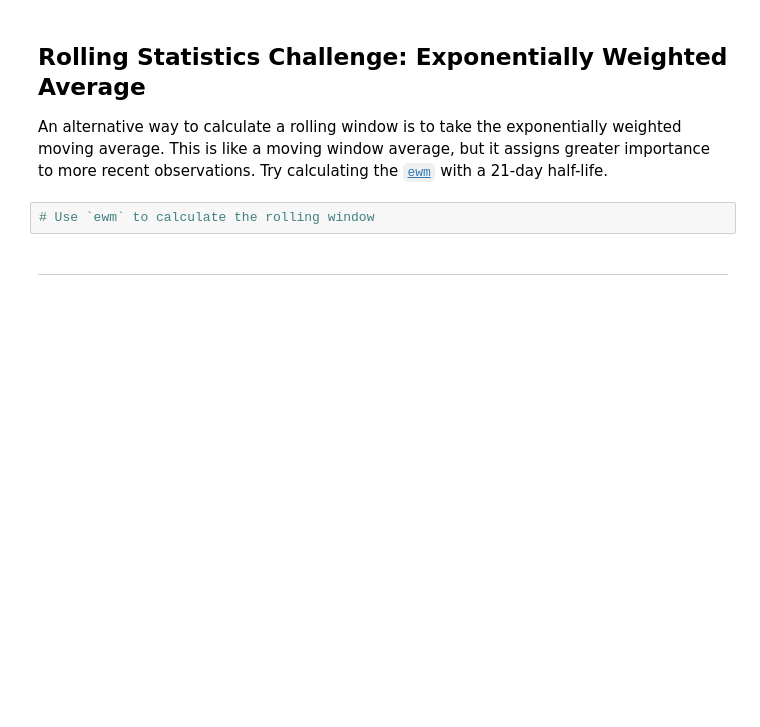
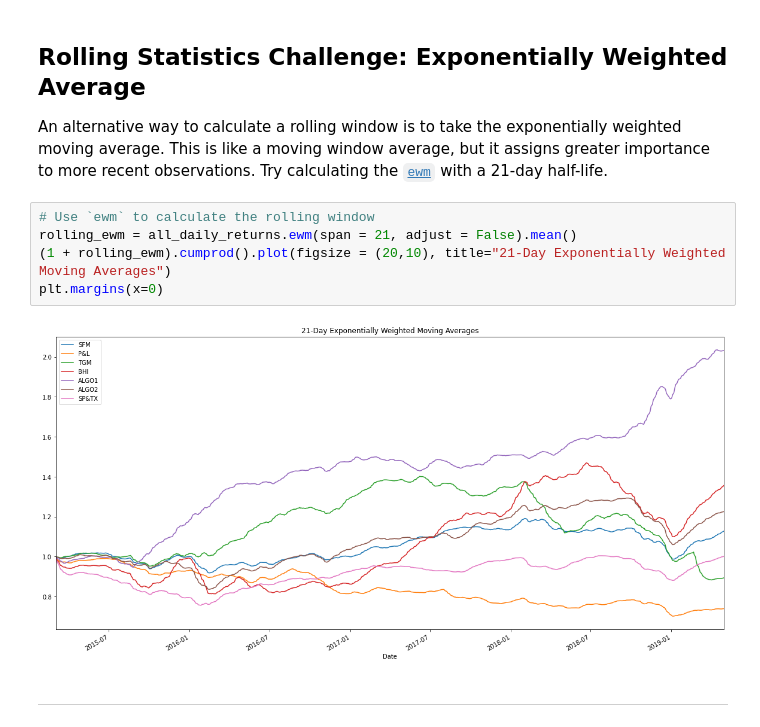
Before and after one commit to yandomingos/Pandas_Portfolio_Analysis_an_analysis_of_Management_firms-_vs_the_SPTSX-60, a Jupyter notebook: Main/whale_analysis.ipynb, the cells around one changed output. Drawn from its saved outputs; the diff is of its cells as text; blank space fills up the shorter version.

```diff
--- a/Main/whale_analysis.ipynb
+++ b/Main/whale_analysis.ipynb
@@ -355,8 +348,13 @@ sfm_beta.plot()
 ## Rolling Statistics Challenge: Exponentially Weighted Average
 
 An alternative way to calculate a rolling window is to take the exponentially weighted moving average. This is like a moving window average, but it assigns greater importance to more recent observations. Try calculating the [`ewm`](https://pandas.pydata.org/pandas-docs/stable/reference/api/pandas.DataFrame.ewm.html) with a 21-day half-life.
-# %%
-# Use `ewm` to calculate the rolling window
+# %%
+# Use `ewm` to calculate the rolling window
+rolling_ewm = all_daily_returns.ewm(span = 21, adjust = False).mean()
+(1 + rolling_ewm).cumprod().plot(figsize = (20,10), title="21-Day Exponentially Weighted Moving Averages")
+plt.margins(x=0)
+# %% [output]
+[figure, added]
 # %% [markdown]
 ---
 # %% [markdown]
```
Also changed, not shown: parts of 14 cells of this notebook.
